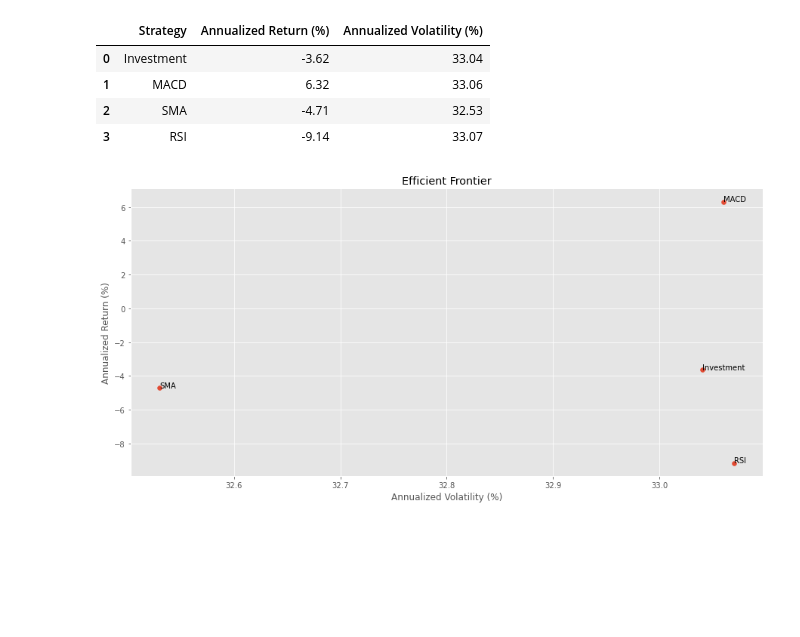
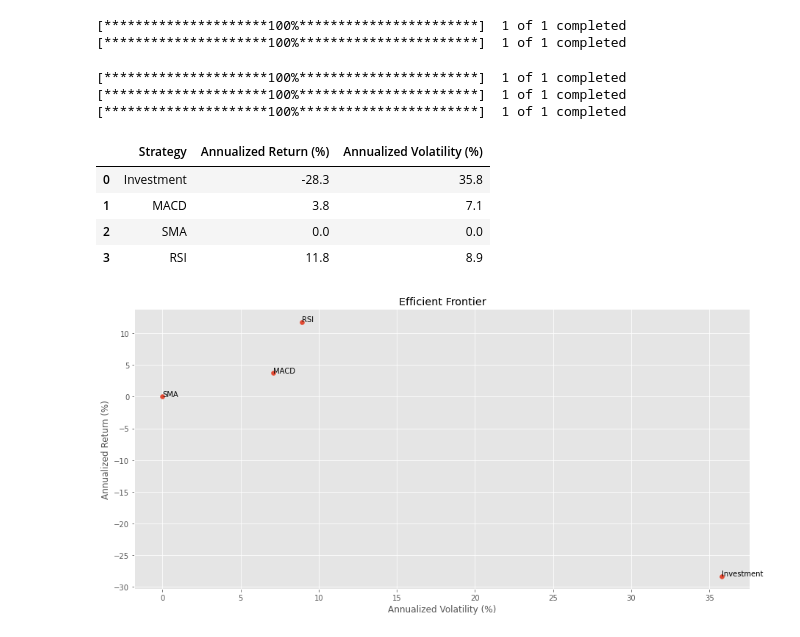
Before and after one commit to joepopop/real_time_financial_info_management, a Jupyter notebook: trading_algorithms.ipynb, the cells around one changed output. Cells and saved outputs as stored; diff of their text form; code cells hidden in the pictures; blank space fills up the shorter version.

```diff
--- a/trading_algorithms.ipynb
+++ b/trading_algorithms.ipynb
@@ -231,9 +184,25 @@ ua.efficient_front(["MACD", "SMA", "RSI"])
-# %%
-ge.efficient_front(["MACD", "SMA", "RSI"])
-# %% [output]
-|  | Strategy | Annualized Return (%) | Annualized Volatility (%) |
-| 0 | Investment | -3.62 | 33.04 |
-| 1 | MACD | 6.32 | 33.06 |
-| 2 | SMA | -4.71 | 32.53 |
-| 3 | RSI | -9.14 | 33.07 |
-[figure, old version]
+# %%
+# stocks that didn't grow
+ge = Ticker('GE', '2002-1-1')
+ua = Ticker('UA', '2002-1-1')
+# %% [output]
+[*********************100%***********************]  1 of 1 completed
+[*********************100%***********************]  1 of 1 completed
+# %%
+# stocks recommended for swing trading
+aapl = Ticker('AAPL', '2022-1-1')
+msft = Ticker('MSFT', '2022-1-1')
+meta = Ticker('META', '2022-1-1')
+# %% [output]
+[*********************100%***********************]  1 of 1 completed
+[*********************100%***********************]  1 of 1 completed
+[*********************100%***********************]  1 of 1 completed
+# %%
+aapl.efficient_front(["MACD", "SMA", "RSI"])
+# %% [output]
+|  | Strategy | Annualized Return (%) | Annualized Volatility (%) |
+| 0 | Investment | -28.3 | 35.8 |
+| 1 | MACD | 3.8 | 7.1 |
+| 2 | SMA | 0.0 | 0.0 |
+| 3 | RSI | 11.8 | 8.9 |
+[figure, added]
```
Also changed, not shown: parts of 12 cells of this notebook.
